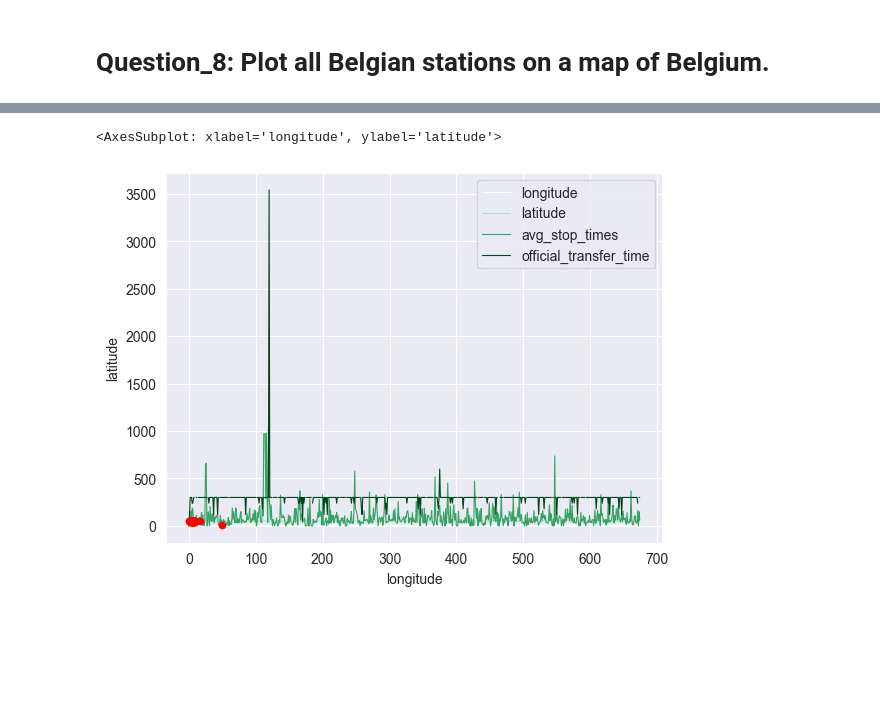
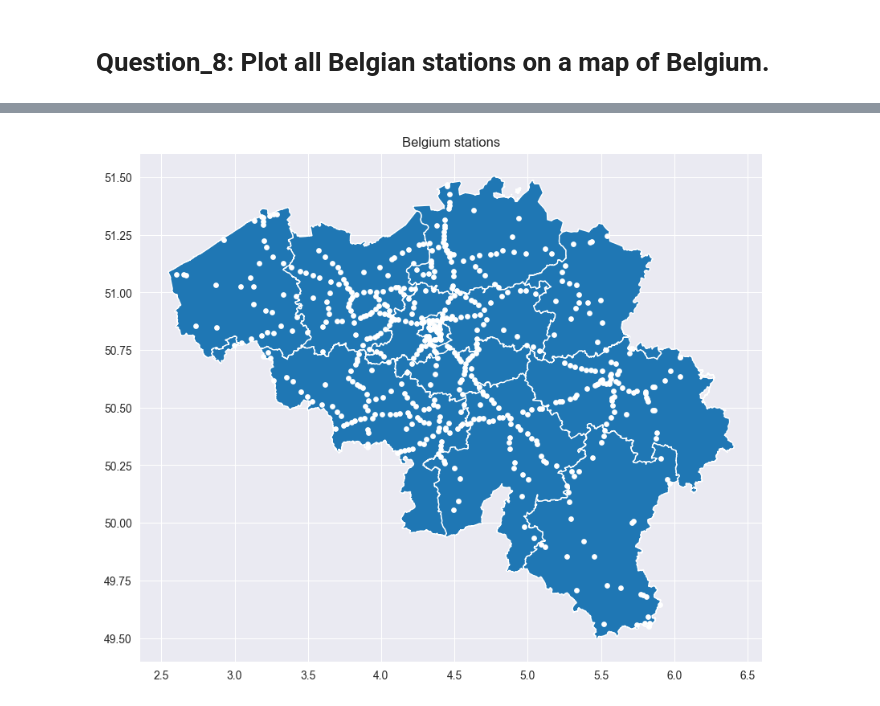
Before and after one commit to Seoyangsam/ACRM, a Jupyter notebook: src/Q8.ipynb, the cells around one changed output, grey strips where cells are left out. Saved outputs shown, nothing was run; the diff lists cells and outputs as text; code cells hidden in the pictures; blank space fills up the shorter version.

```diff
--- a/src/Q8.ipynb
+++ b/src/Q8.ipynb
@@ -13,2 +24,6 @@ from IPython.display import Image
 # %%
 stations = pd.read_csv(r'C:\Users\Annelien\Documents\SCHOOL\ACRM\Project NMBS\group7-group-assignment-\Data\stations.csv')
+
+stations =stations[stations['country-code']=='be']
+
+stations.head(5)
@@ -44,6 +37,11 @@ stations.plot('longitude', 'latitude', 'scatter', color ='red')
-# %%
-ax = stations.plot('longitude', 'latitude', 'scatter', color = 'red', zorder = 2)
-map_df.plot(column='name', cmap='BuGn', linewidth = 0.8, ax = ax, zorder=1)
-# %% [output]
-<AxesSubplot: xlabel='longitude', ylabel='latitude'>
-[figure, removed]
+# %%
+geo_df = gpd.GeoDataFrame(stations, geometry=gpd.points_from_xy(stations.longitude, stations.latitude), crs='EPSG:4326')
+# %%
+fig, ax = plt.subplots(figsize= (10,10))
+map_df['geometry'].plot(ax=ax)
+
+geo_df.plot(ax = ax, markersize = 15, marker = 'o', c = 'white', alpha = 1, zorder = 2)
+ax.set_title('Belgium stations')
+plt.show()
+# %% [output]
+[figure, added]
```
Also changed, not shown: parts of 7 cells of this notebook, 2 other files.
